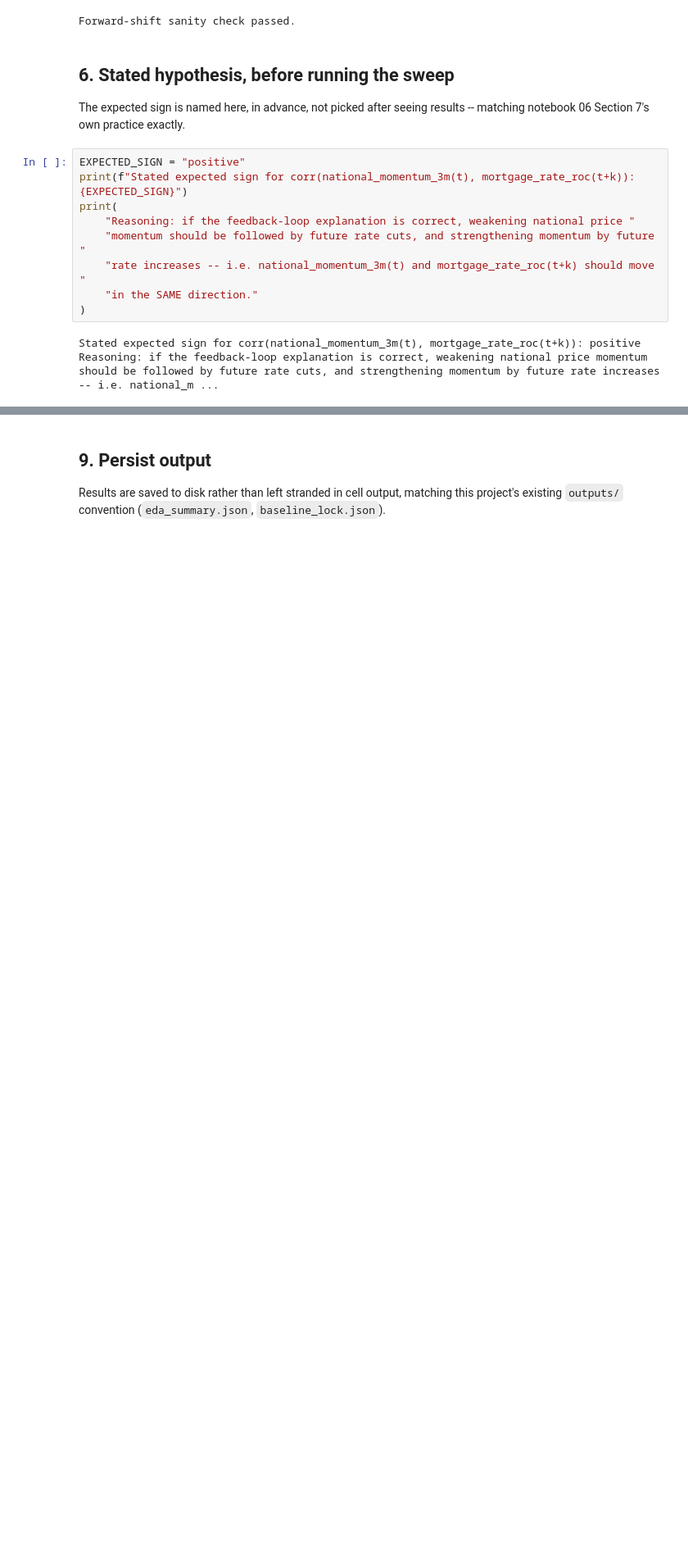
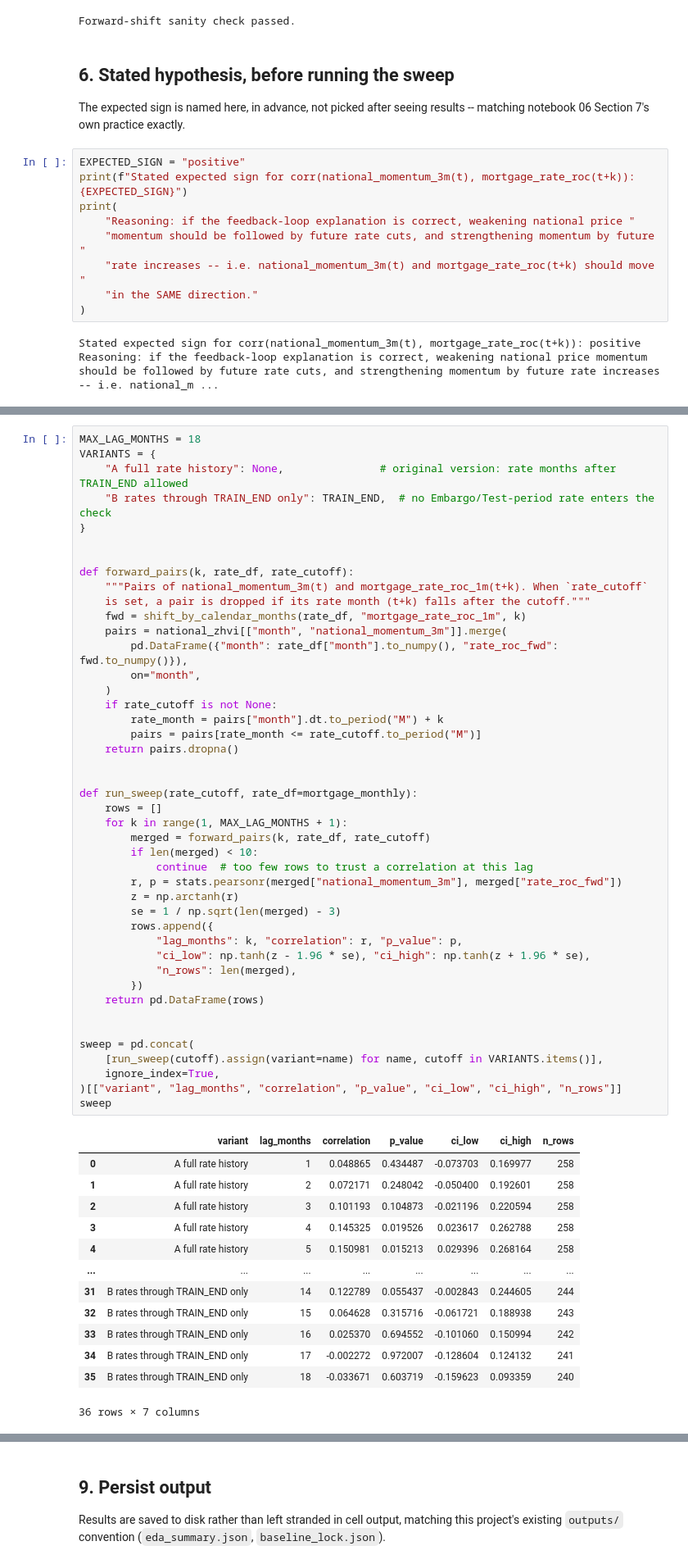
Before and after one commit to jolennd/housing-price-decline-pandas, a Jupyter notebook: notebooks/11_reverse_causation_check.ipynb, the cells around one changed output, grey strips where cells are left out. Shown at 82% size. Drawn from its saved outputs; the diff is of its cells as text; blank space fills up the shorter version.

```diff
--- a/notebooks/11_reverse_causation_check.ipynb
+++ b/notebooks/11_reverse_causation_check.ipynb
@@ -278,3 +255,61 @@ sweep
+# %%
+MAX_LAG_MONTHS = 18
+VARIANTS = {
+    "A full rate history": None,               # original version: rate months after TRAIN_END allowed
+    "B rates through TRAIN_END only": TRAIN_END,  # no Embargo/Test-period rate enters the check
+}
+
+
+def forward_pairs(k, rate_df, rate_cutoff):
+    """Pairs of national_momentum_3m(t) and mortgage_rate_roc_1m(t+k). When `rate_cutoff`
+    is set, a pair is dropped if its rate month (t+k) falls after the cutoff."""
+    fwd = shift_by_calendar_months(rate_df, "mortgage_rate_roc_1m", k)
+    pairs = national_zhvi[["month", "national_momentum_3m"]].merge(
+        pd.DataFrame({"month": rate_df["month"].to_numpy(), "rate_roc_fwd": fwd.to_numpy()}),
+        on="month",
+    )
+    if rate_cutoff is not None:
+        rate_month = pairs["month"].dt.to_period("M") + k
+        pairs = pairs[rate_month <= rate_cutoff.to_period("M")]
+    return pairs.dropna()
+
+
+def run_sweep(rate_cutoff, rate_df=mortgage_monthly):
+    rows = []
+    for k in range(1, MAX_LAG_MONTHS + 1):
+        merged = forward_pairs(k, rate_df, rate_cutoff)
+        if len(merged) < 10:
+            continue  # too few rows to trust a correlation at this lag
+        r, p = stats.pearsonr(merged["national_momentum_3m"], merged["rate_roc_fwd"])
+        z = np.arctanh(r)
+        se = 1 / np.sqrt(len(merged) - 3)
+        rows.append({
+            "lag_months": k, "correlation": r, "p_value": p,
+            "ci_low": np.tanh(z - 1.96 * se), "ci_high": np.tanh(z + 1.96 * se),
+            "n_rows": len(merged),
+        })
+    return pd.DataFrame(rows)
+
+
+sweep = pd.concat(
+    [run_sweep(cutoff).assign(variant=name) for name, cutoff in VARIANTS.items()],
+    ignore_index=True,
+)[["variant", "lag_months", "correlation", "p_value", "ci_low", "ci_high", "n_rows"]]
+sweep
+# %% [output]
+|  | variant | lag_months | correlation | p_value | ci_low | ci_high | n_rows |
+| 0 | A full rate history | 1 | 0.048865 | 0.434487 | -0.073703 | 0.169977 | 258 |
+| 1 | A full rate history | 2 | 0.072171 | 0.248042 | -0.050400 | 0.192601 | 258 |
+| 2 | A full rate history | 3 | 0.101193 | 0.104873 | -0.021196 | 0.220594 | 258 |
+| 3 | A full rate history | 4 | 0.145325 | 0.019526 | 0.023617 | 0.262788 | 258 |
+| 4 | A full rate history | 5 | 0.150981 | 0.015213 | 0.029396 | 0.268164 | 258 |
+| ... | ... | ... | ... | ... | ... | ... | ... |
+| 31 | B rates through TRAIN_END only | 14 | 0.122789 | 0.055437 | -0.002843 | 0.244605 | 244 |
+| 32 | B rates through TRAIN_END only | 15 | 0.064628 | 0.315716 | -0.061721 | 0.188938 | 243 |
+| 33 | B rates through TRAIN_END only | 16 | 0.025370 | 0.694552 | -0.101060 | 0.150994 | 242 |
+| 34 | B rates through TRAIN_END only | 17 | -0.002272 | 0.972007 | -0.128604 | 0.124132 | 241 |
+| 35 | B rates through TRAIN_END only | 18 | -0.033671 | 0.603719 | -0.159623 | 0.093359 | 240 |
+36 rows × 7 columns
 # %% [markdown]
 ## 8. Winning lag: picked by magnitude, then checked against the stated hypothesis
 
```
Also changed, not shown: parts of 12 cells of this notebook, 4 other files.
